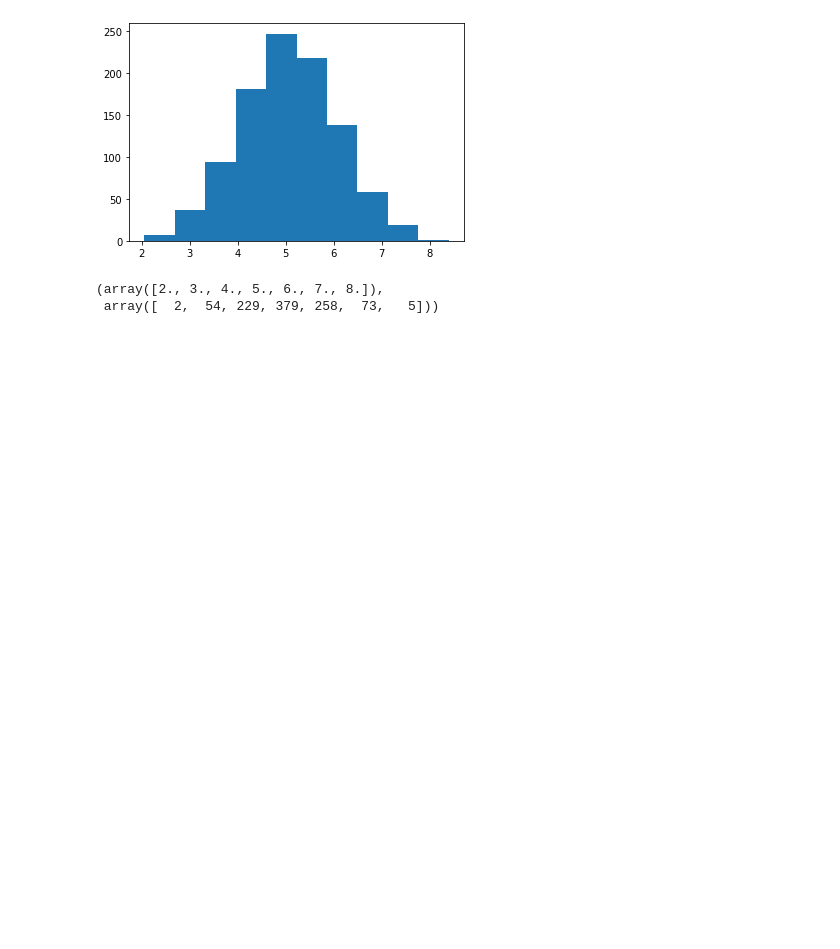
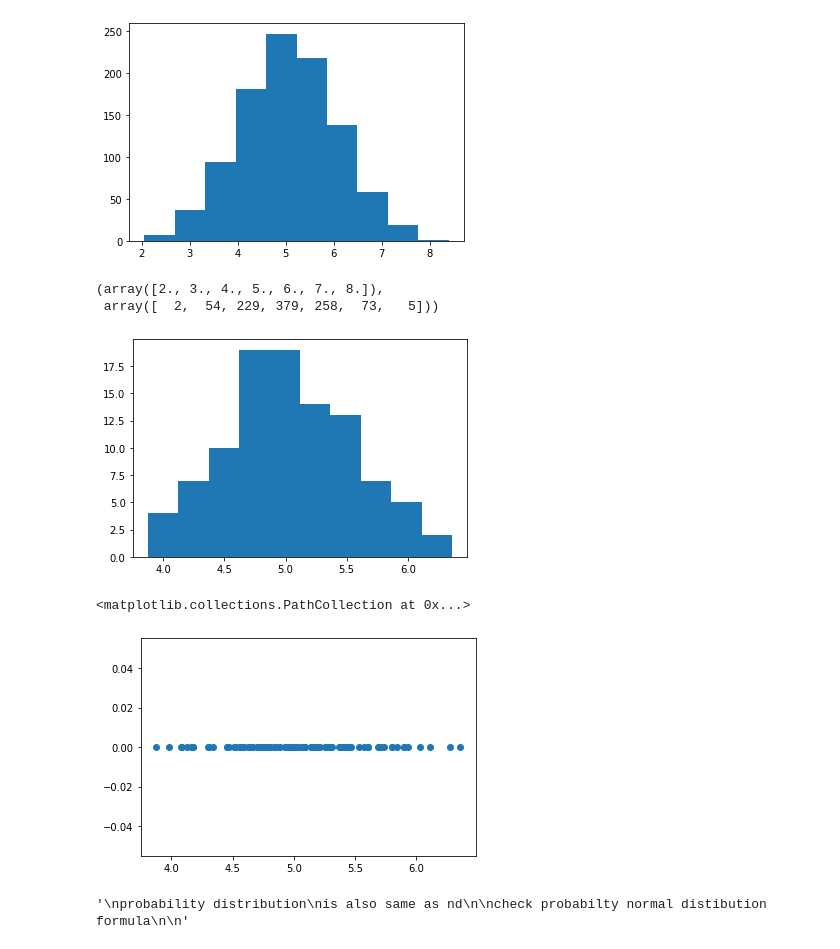
Before and after one commit to mohinesh9999/Kaggle, a Jupyter notebook: Normal_distribution.ipynb, the cells around one changed output. Drawn from its saved outputs; the diff is of its cells as text; code cells hidden in the pictures; blank space fills up the shorter version.

```diff
--- a/Normal_distribution.ipynb
+++ b/Normal_distribution.ipynb
@@ -46,3 +46,27 @@ z
 # %% [output]
 (array([2., 3., 4., 5., 6., 7., 8.]),
  array([  2,  54, 229, 379, 258,  73,   5]))
+# %%
+#univarient normal distribution
+sigma=0.5#spread
+vals=u+sigma*np.random.randn(100)
+x=vals
+y=np.zeros(x.shape)
+plt.hist(x,10)
+plt.show()
+plt.scatter(x,y)
+# %% [output]
+[figure, added]
+<matplotlib.collections.PathCollection at 0x...>
+[figure, added]
+# %%
+#multivarient normal distribution
+'''
+probability distribution
+is also same as nd
+
+check probabilty normal distibution formula
+
+'''
+# %% [output]
+'\nprobability distribution\nis also same as nd\n\ncheck probabilty normal distibution formula\n\n'
```
Also changed, not shown: parts of 2 cells of this notebook.
